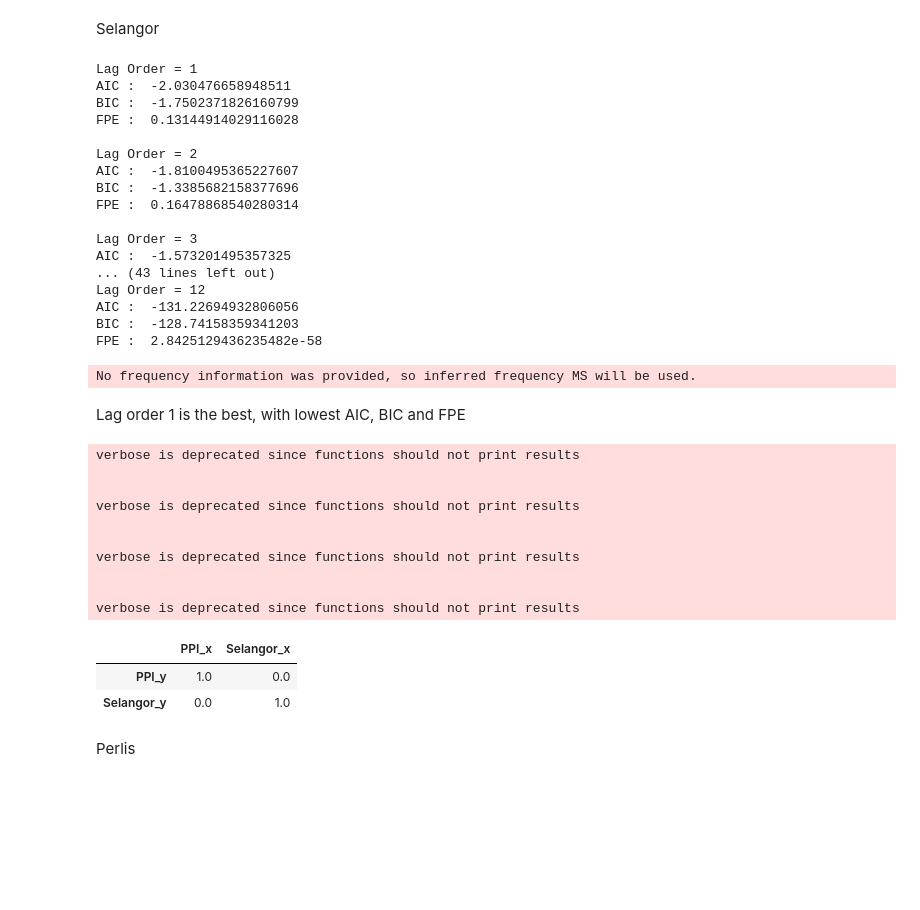
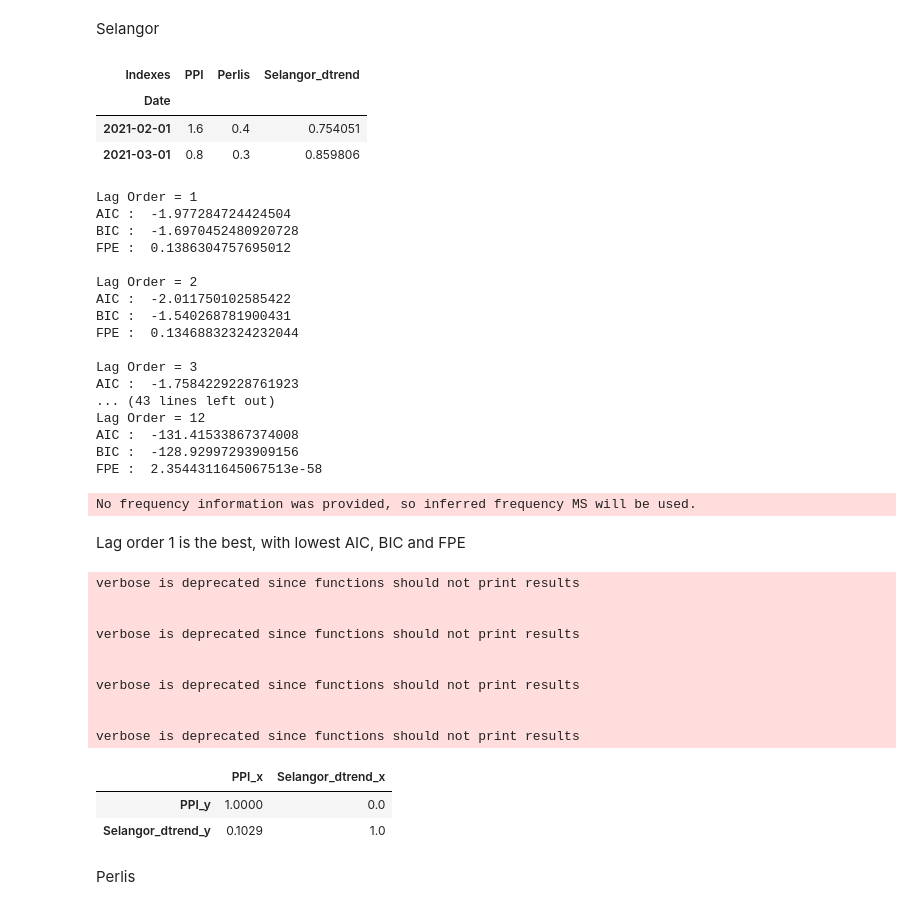
Before and after one commit to derrickgzq/fyp, a Jupyter notebook: fyp.ipynb, the cells around one changed output. Drawn from its saved outputs; the diff is of its cells as text; code cells hidden in the pictures; blank space fills up the shorter version.

```diff
--- a/fyp.ipynb
+++ b/fyp.ipynb
@@ -471,8 +471,6 @@ def detrend_polynomial(column, degree = 1):
     return column - trend
 # %%
 dfs['Selangor_dtrend'] = detrend_polynomial(dfs['Selangor'])
-dfs['Perlis_dtrend'] = detrend_polynomial(dfs['Perlis'])
-dfs['PPI_dtrend'] = detrend_polynomial(dfs['PPI'])
 # %%
 dfs.head()
 # %% [output]
@@ -695,5 +702,12 @@ dfs_diff[['PPI','Selangor']]
+# %%
+dfs_diff.head(2)
+# %% [output]
+| Indexes | PPI | Perlis | Selangor_dtrend |
+| Date |  |  |  |
+| 2021-02-01 | 1.6 | 0.4 | 0.754051 |
+| 2021-03-01 | 0.8 | 0.3 | 0.859806 |
 # %%
-model = VAR(dfs_diff[['PPI','Selangor']])
+model = VAR(dfs_diff[['PPI','Selangor_dtrend']])
 for i in [1,2,3,4,5,6,7,8,9,10,11,12]:
   results = model.fit(i)
   print('Lag Order =', i)
@@ -702,58 +716,58 @@ for i in [1,2,3,4,5,6,7,8,9,10,11,12]:
   print('FPE : ', results.fpe, '\n')
 # %% [output]
 Lag Order = 1
-AIC :  -2.030476658948511
-BIC :  -1.7502371826160799
-FPE :  0.13144914029116028
+AIC :  -1.977284724424504
+BIC :  -1.6970452480920728
+FPE :  0.1386304757695012
 
 Lag Order = 2
-AIC :  -1.8100495365227607
-BIC :  -1.3385682158377696
-FPE :  0.16478868540280314
+AIC :  -2.011750102585422
+BIC :  -1.540268781900431
+FPE :  0.13468832324232044
 
 Lag Order = 3
-AIC :  -1.573201495357325
+AIC :  -1.7584229228761923
 ... (43 lines left out)
 Lag Order = 12
-AIC :  -131.22694932806056
-BIC :  -128.74158359341203
-FPE :  2.8425129436235482e-58
+AIC :  -131.41533867374008
+BIC :  -128.92997293909156
+FPE :  2.3544311645067513e-58
 No frequency information was provided, so inferred frequency MS will be used.
 # %% [markdown]
 Lag order 1 is the best, with lowest AIC, BIC and FPE
 # %%
-maxlag = 8
+maxlag = 6
 test = 'ssr_chi2test'
 
 def grangers_causation_matrix(data, variables, test='ssr_chi2test', verbose=False):
 
     df = pd.DataFrame(np.zeros((len(variables), len(variables))), columns=variables, index=variables)
     for c in df.columns:
         for r in df.index:
             test_result = grangercausalitytests(data[[r, c]], maxlag=maxlag, verbose=False)
             p_values = [round(test_result[i+1][0][test][1],4) for i in range(maxlag)]
             if verbose: print(f'Y = {r}, X = {c}, P Values = {p_values}')
             min_p_value = np.min(p_values)
             df.loc[r, c] = min_p_value
     df.columns = [var + '_x' for var in variables]
     df.index = [var + '_y' for var in variables]
     return df
 
-grangers_causation_matrix(dfs_diff[['PPI','Selangor']], variables = dfs_diff[['PPI','Selangor']].columns)
+grangers_causation_matrix(dfs_diff[['PPI','Selangor_dtrend']], variables = dfs_diff[['PPI','Selangor_dtrend']].columns)
 # %% [output]
 verbose is deprecated since functions should not print results
 
 
 verbose is deprecated since functions should not print results
 
 
 verbose is deprecated since functions should not print results
 
 
 verbose is deprecated since functions should not print results
-|  | PPI_x | Selangor_x |
-| PPI_y | 1.0 | 0.0 |
-| Selangor_y | 0.0 | 1.0 |
+|  | PPI_x | Selangor_dtrend_x |
+| PPI_y | 1.0000 | 0.0 |
+| Selangor_dtrend_y | 0.1029 | 1.0 |
 # %% [markdown]
 Perlis
 # %%
```
Also changed, not shown: parts of 13 cells of this notebook.
